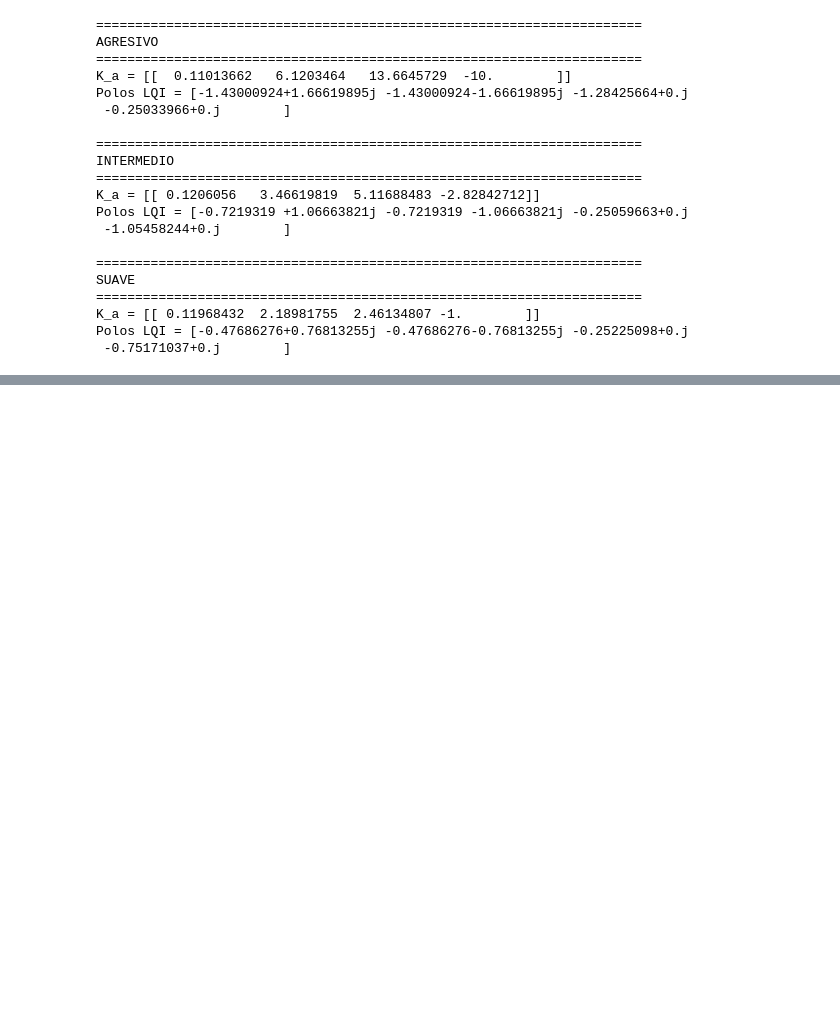
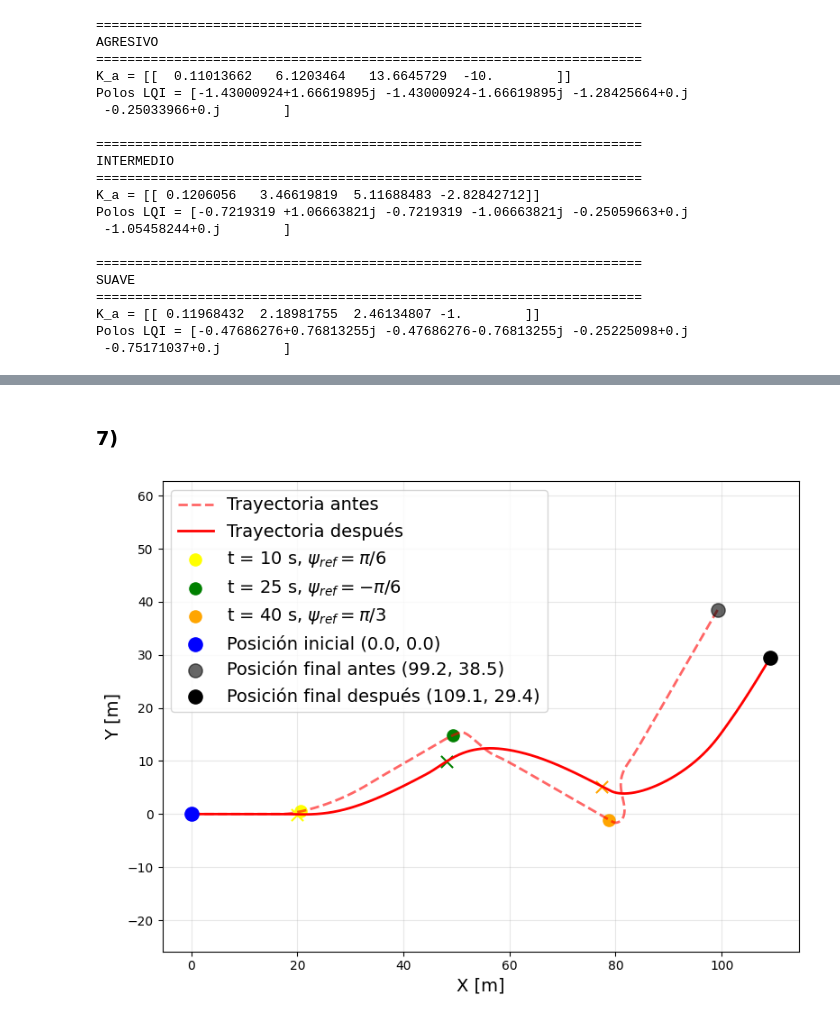
Before and after one commit to teomk/Control-TP2, a Jupyter notebook: ParteC.ipynb, the cells around one changed output, grey strips where cells are left out. Cells and saved outputs as stored; diff of their text form; code cells hidden in the pictures; blank space fills up the shorter version.

```diff
--- a/ParteC.ipynb
+++ b/ParteC.ipynb
@@ -7,3 +61,9 @@ import utils
+# %%
+with open("resultados/parteB.json") as f:
+    data_B = json.load(f)
+
+X_B = np.array(data_B["X"])
+Y_B = np.array(data_B["Y"])
 # %% [markdown]
 ### 1)
 # %% [markdown]
@@ -147,12 +169,6 @@ casos = {
 }
 
 Tf = 60
-T = np.linspace(0, Tf, 3001)
-
-psi_ref = np.zeros_like(T)
-psi_ref[(T >= 10) & (T < 25)] = np.pi / 6
-psi_ref[(T >= 25) & (T < 40)] = -np.pi / 6
-psi_ref[(T >= 40) & (T <= 60)] = np.pi / 3
 
 x0 = np.zeros(4)
 
@@ -210,0 +282,40 @@ print_metrics(results)
+# %% [markdown]
+### 7)
+# %%
+fontsize = 14
+
+idx_10 = np.argmin(np.abs(T - 10))
+idx_25 = np.argmin(np.abs(T - 25))
+idx_40 = np.argmin(np.abs(T - 40))
+
+
+plt.figure(figsize=(8, 6))
+plt.plot(X_B, Y_B, color='red', linestyle='--', linewidth=2, label='Trayectoria antes', alpha=0.6)
+plt.plot(X_C, Y_C, color='red', linewidth=2, label='Trayectoria después')
+
+
+colors = ['yellow', 'green', 'orange']
+plt.scatter(X_B[idx_10], Y_B[idx_10], s=90, label=r"t = 10 s, $\psi_{ref}=\pi/6$", marker='o', color=colors[0])
+plt.scatter(X_B[idx_25], Y_B[idx_25], s=90, label=r"t = 25 s, $\psi_{ref}=-\pi/6$", marker='o', color=colors[1])
+plt.scatter(X_B[idx_40], Y_B[idx_40], s=90, label=r"t = 40 s, $\psi_{ref}=\pi/3$", marker='o', color=colors[2])
+
+plt.scatter(X_C[idx_10], Y_C[idx_10], s=90, color=colors[0], marker='x')
+plt.scatter(X_C[idx_25], Y_C[idx_25], s=90, color=colors[1], marker='x')
+plt.scatter(X_C[idx_40], Y_C[idx_40], s=90, color=colors[2], marker='x')
+
+
+plt.scatter(X_B[0], Y_B[0], color='blue', s=120, label=f'Posición inicial ({X_B[0]:.1f}, {Y_B[0]:.1f})', zorder=3)
+plt.scatter(X_B[-1], Y_B[-1], color='black', s=120, label=f'Posición final antes ({X_B[-1]:.1f}, {Y_B[-1]:.1f})', zorder=3, alpha=0.6)
+plt.scatter(X_C[-1], Y_C[-1], color='black', s=120, label=f'Posición final después ({X_C[-1]:.1f}, {Y_C[-1]:.1f})', zorder=3)
+plt.xlabel('X [m]', fontsize=fontsize)
+plt.ylabel('Y [m]', fontsize=fontsize)
+plt.grid(True, alpha=0.3)
+plt.axis('equal')
+plt.legend(fontsize=fontsize)
+plt.tight_layout()
+if not os.path.exists("plots"):
+    os.makedirs("plots")
+plt.savefig("plots/parteC_trayectoria.png", dpi=300)
+plt.show()
+# %% [output]
+[figure, added]
```
Also changed, not shown: parts of 15 cells of this notebook, 13 other files.
